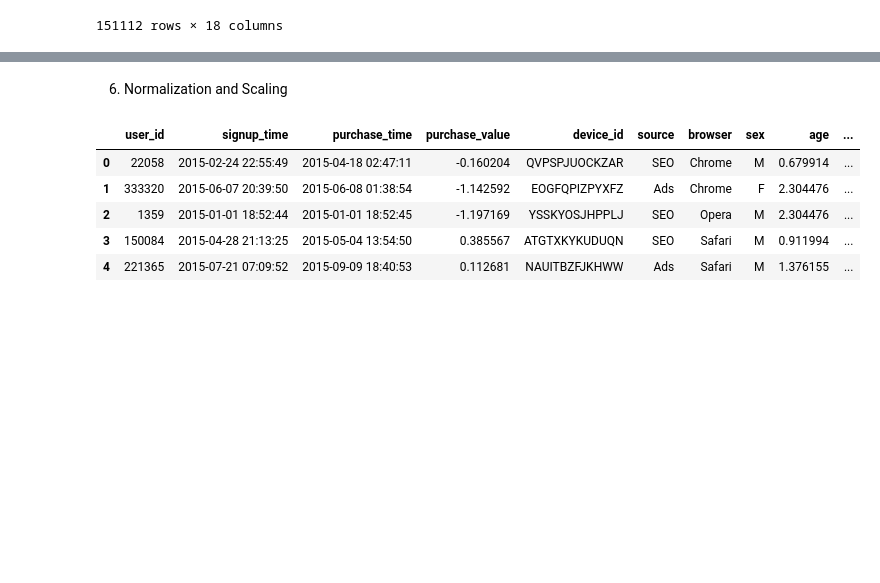
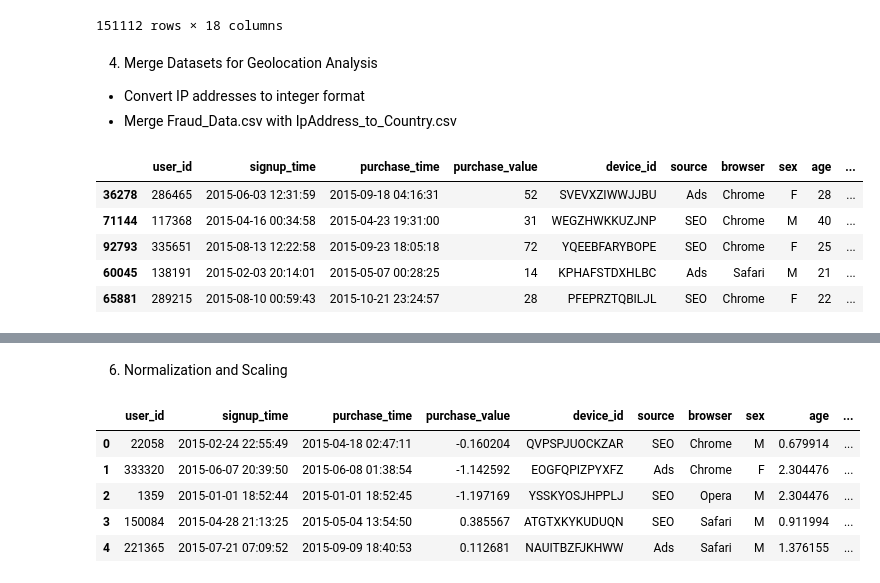
Before and after one commit to bettyabay/Adey-Innovations-Fraud-Detection, a Jupyter notebook: notebook/eda.ipynb, the cells around one changed output, grey strips where cells are left out. Saved outputs shown, nothing was run; the diff lists cells and outputs as text; code cells hidden in the pictures; blank space fills up the shorter version.

```diff
--- a/notebook/eda.ipynb
+++ b/notebook/eda.ipynb
@@ -189,6 +189,9 @@ Data columns (total 11 columns):
  10  class           151112 non-null  int64
 dtypes: datetime64[ns](2), int64(5), object(4)
 memory usage: 12.7+ MB
+# %%
+ip_df['lower_bound_ip_address'] = ip_df['lower_bound_ip_address'].astype(int)
+ip_df['upper_bound_ip_address'] = ip_df['upper_bound_ip_address'].astype(int)
 # %% [markdown]
 3. Exploratory Data Analysis (EDA)
 - Univariate analysis
@@ -353,3 +329,35 @@ add_time_features(fraud_df)
 | 151110 | 207709 | 2015-07-09 20:06:07 | 2015-09-07 09:34:46 | 46 | CMCXFGRHYSTVJ | SEO | Chrome | M | 37 | ... |
 | 151111 | 138208 | 2015-06-10 07:02:20 | 2015-07-21 02:03:53 | 20 | ZINIADFCLHYPG | Direct | IE | M | 38 | ... |
 151112 rows × 18 columns
+# %% [markdown]
+4. Merge Datasets for Geolocation Analysis
+- Convert IP addresses to integer format
+- Merge Fraud_Data.csv with IpAddress_to_Country.csv
+# %%
+# Merge the dataframes based on IP address range
+merged_df = pd.merge_asof(
+    fraud_df.sort_values('ip_address'),
+    ip_df.sort_values('lower_bound_ip_address'),
+    left_on='ip_address',
+    right_on='lower_bound_ip_address',
+    direction='backward'
+)
+
+# Filter the merged dataframe to only include rows where the ip_address is within the range
+merged_df = merged_df[
+    (merged_df['ip_address'] >= merged_df['lower_bound_ip_address']) &
+    (merged_df['ip_address'] <= merged_df['upper_bound_ip_address'])
+]
+
+# Drop unnecessary columns
+merged_df = merged_df.drop(columns=['lower_bound_ip_address', 'upper_bound_ip_address'])
+
+# Display the merged dataframe
+merged_df.sample(5)
+# %% [output]
+|  | user_id | signup_time | purchase_time | purchase_value | device_id | source | browser | sex | age | ... |
+| 36278 | 286465 | 2015-06-03 12:31:59 | 2015-09-18 04:16:31 | 52 | SVEVXZIWWJJBU | Ads | Chrome | F | 28 | ... |
+| 71144 | 117368 | 2015-04-16 00:34:58 | 2015-04-23 19:31:00 | 31 | WEGZHWKKUZJNP | SEO | Chrome | M | 40 | ... |
+| 92793 | 335651 | 2015-08-13 12:22:58 | 2015-09-23 18:05:18 | 72 | YQEEBFARYBOPE | SEO | Chrome | F | 25 | ... |
+| 60045 | 138191 | 2015-02-03 20:14:01 | 2015-05-07 00:28:25 | 14 | KPHAFSTDXHLBC | Ads | Safari | M | 21 | ... |
+| 65881 | 289215 | 2015-08-10 00:59:43 | 2015-10-21 23:24:57 | 28 | PFEPRZTQBILJL | SEO | Chrome | F | 22 | ... |
```
Also changed, not shown: parts of 12 cells of this notebook, 4 other files.
